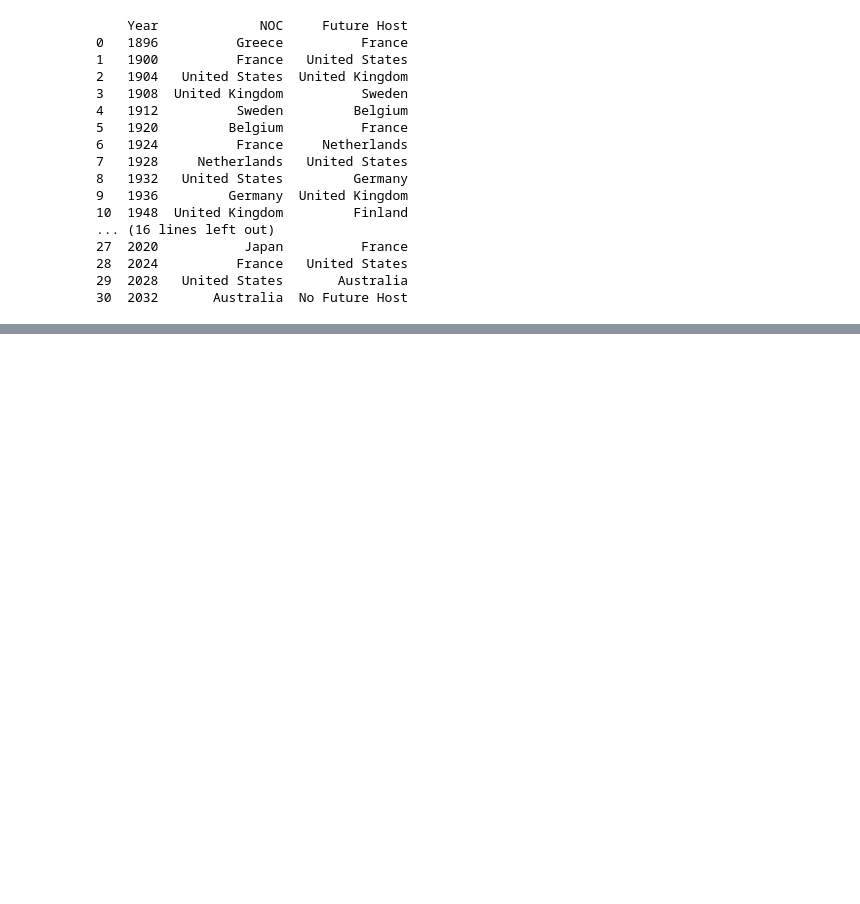
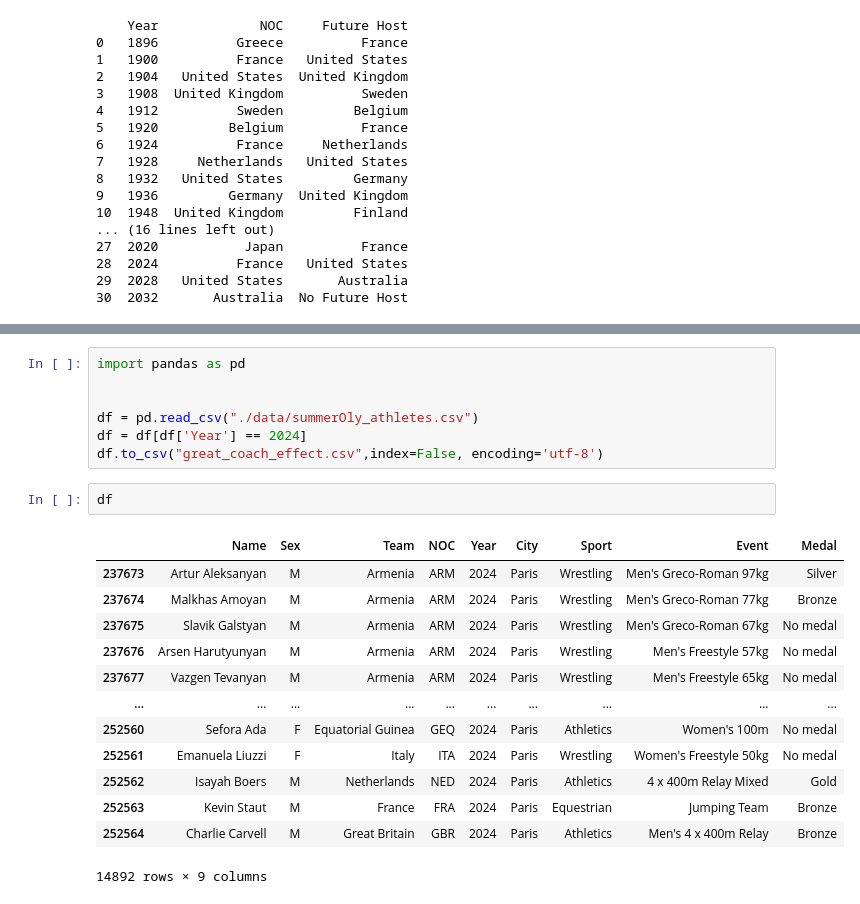
Before and after one commit to SuramyaAngdembay/mcm25, a Jupyter notebook: Data_preprocessing_LR.ipynb, the cells around one changed output, grey strips where cells are left out. Cells and saved outputs as stored; diff of their text form; blank space fills up the shorter version.

```diff
--- a/Data_preprocessing_LR.ipynb
+++ b/Data_preprocessing_LR.ipynb
@@ -532,0 +555,23 @@ print(hosts_df.head(35))
+# %%
+import pandas as pd
+
+
+df = pd.read_csv("./data/summerOly_athletes.csv")
+df = df[df['Year'] == 2024]
+df.to_csv("great_coach_effect.csv",index=False, encoding='utf-8')
+# %%
+df
+# %% [output]
+|  | Name | Sex | Team | NOC | Year | City | Sport | Event | Medal |
+| 237673 | Artur Aleksanyan | M | Armenia | ARM | 2024 | Paris | Wrestling | Men's Greco-Roman 97kg | Silver |
+| 237674 | Malkhas Amoyan | M | Armenia | ARM | 2024 | Paris | Wrestling | Men's Greco-Roman 77kg | Bronze |
+| 237675 | Slavik Galstyan | M | Armenia | ARM | 2024 | Paris | Wrestling | Men's Greco-Roman 67kg | No medal |
+| 237676 | Arsen Harutyunyan | M | Armenia | ARM | 2024 | Paris | Wrestling | Men's Freestyle 57kg | No medal |
+| 237677 | Vazgen Tevanyan | M | Armenia | ARM | 2024 | Paris | Wrestling | Men's Freestyle 65kg | No medal |
+| ... | ... | ... | ... | ... | ... | ... | ... | ... | ... |
+| 252560 | Sefora Ada | F | Equatorial Guinea | GEQ | 2024 | Paris | Athletics | Women's 100m | No medal |
+| 252561 | Emanuela Liuzzi | F | Italy | ITA | 2024 | Paris | Wrestling | Women's Freestyle 50kg | No medal |
+| 252562 | Isayah Boers | M | Netherlands | NED | 2024 | Paris | Athletics | 4 x 400m Relay Mixed | Gold |
+| 252563 | Kevin Staut | M | France | FRA | 2024 | Paris | Equestrian | Jumping Team | Bronze |
+| 252564 | Charlie Carvell | M | Great Britain | GBR | 2024 | Paris | Athletics | Men's 4 x 400m Relay | Bronze |
+14892 rows × 9 columns
```
Also changed, not shown: parts of 9 cells of this notebook, 18 other files.
